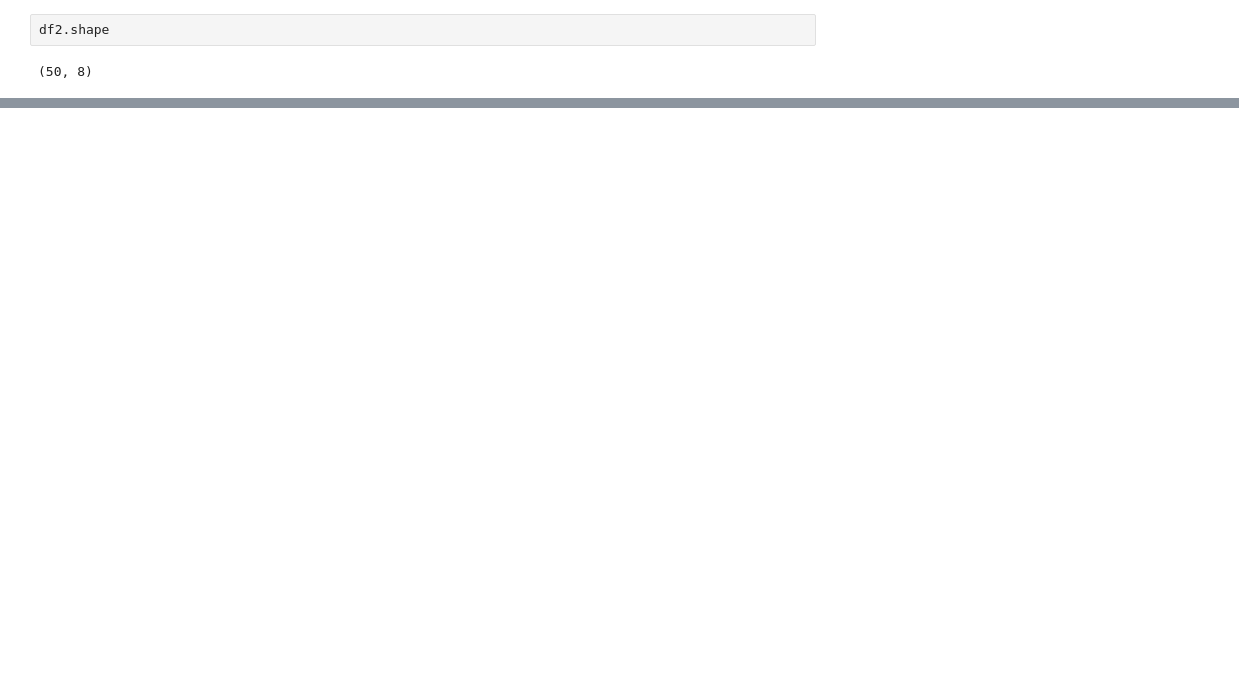
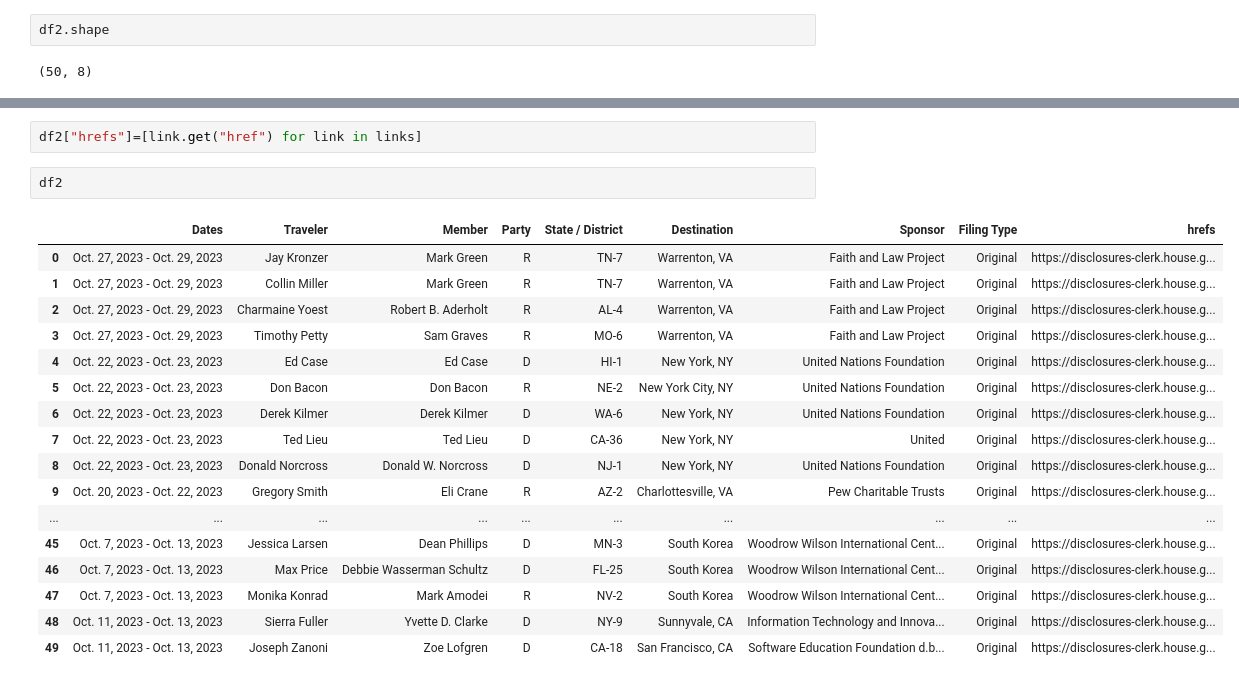
Before and after one commit to 2ndrew2ncheta/Gift-Travel, a Jupyter notebook: Andrew Ancheta - Congressional Gift Travel.ipynb, the cells around one changed output, grey strips where cells are left out. Drawn from its saved outputs; the diff is of its cells as text; blank space fills up the shorter version.

```diff
--- a/Andrew Ancheta - Congressional Gift Travel.ipynb
+++ b/Andrew Ancheta - Congressional Gift Travel.ipynb
@@ -82,0 +267,22 @@ df2.shape
+# %%
+df2["hrefs"]=[link.get("href") for link in links]
+# %%
+df2
+# %% [output]
+|  | Dates | Traveler | Member | Party | State / District | Destination | Sponsor | Filing Type | hrefs |
+| 0 | Oct. 27, 2023 - Oct. 29, 2023 | Jay Kronzer | Mark Green | R | TN-7 | Warrenton, VA | Faith and Law Project | Original | https://disclosures-clerk.house.g... |
+| 1 | Oct. 27, 2023 - Oct. 29, 2023 | Collin Miller | Mark Green | R | TN-7 | Warrenton, VA | Faith and Law Project | Original | https://disclosures-clerk.house.g... |
+| 2 | Oct. 27, 2023 - Oct. 29, 2023 | Charmaine Yoest | Robert B. Aderholt | R | AL-4 | Warrenton, VA | Faith and Law Project | Original | https://disclosures-clerk.house.g... |
+| 3 | Oct. 27, 2023 - Oct. 29, 2023 | Timothy Petty | Sam Graves | R | MO-6 | Warrenton, VA | Faith and Law Project | Original | https://disclosures-clerk.house.g... |
+| 4 | Oct. 22, 2023 - Oct. 23, 2023 | Ed Case | Ed Case | D | HI-1 | New York, NY | United Nations Foundation | Original | https://disclosures-clerk.house.g... |
+| 5 | Oct. 22, 2023 - Oct. 23, 2023 | Don Bacon | Don Bacon | R | NE-2 | New York City, NY | United Nations Foundation | Original | https://disclosures-clerk.house.g... |
+| 6 | Oct. 22, 2023 - Oct. 23, 2023 | Derek Kilmer | Derek Kilmer | D | WA-6 | New York, NY | United Nations Foundation | Original | https://disclosures-clerk.house.g... |
+| 7 | Oct. 22, 2023 - Oct. 23, 2023 | Ted Lieu | Ted Lieu | D | CA-36 | New York, NY | United | Original | https://disclosures-clerk.house.g... |
+| 8 | Oct. 22, 2023 - Oct. 23, 2023 | Donald Norcross | Donald W. Norcross | D | NJ-1 | New York, NY | United Nations Foundation | Original | https://disclosures-clerk.house.g... |
+| 9 | Oct. 20, 2023 - Oct. 22, 2023 | Gregory Smith | Eli Crane | R | AZ-2 | Charlottesville, VA | Pew Charitable Trusts | Original | https://disclosures-clerk.house.g... |
+| ... | ... | ... | ... | ... | ... | ... | ... | ... | ... |
+| 45 | Oct. 7, 2023 - Oct. 13, 2023 | Jessica Larsen | Dean Phillips | D | MN-3 | South Korea | Woodrow Wilson International Cent... | Original | https://disclosures-clerk.house.g... |
+| 46 | Oct. 7, 2023 - Oct. 13, 2023 | Max Price | Debbie Wasserman Schultz | D | FL-25 | South Korea | Woodrow Wilson International Cent... | Original | https://disclosures-clerk.house.g... |
+| 47 | Oct. 7, 2023 - Oct. 13, 2023 | Monika Konrad | Mark Amodei | R | NV-2 | South Korea | Woodrow Wilson International Cent... | Original | https://disclosures-clerk.house.g... |
+| 48 | Oct. 11, 2023 - Oct. 13, 2023 | Sierra Fuller | Yvette D. Clarke | D | NY-9 | Sunnyvale, CA | Information Technology and Innova... | Original | https://disclosures-clerk.house.g... |
+| 49 | Oct. 11, 2023 - Oct. 13, 2023 | Joseph Zanoni | Zoe Lofgren | D | CA-18 | San Francisco, CA | Software Education Foundation d.b... | Original | https://disclosures-clerk.house.g... |
```
Also changed, not shown: parts of 36 cells of this notebook, 1 other file.
